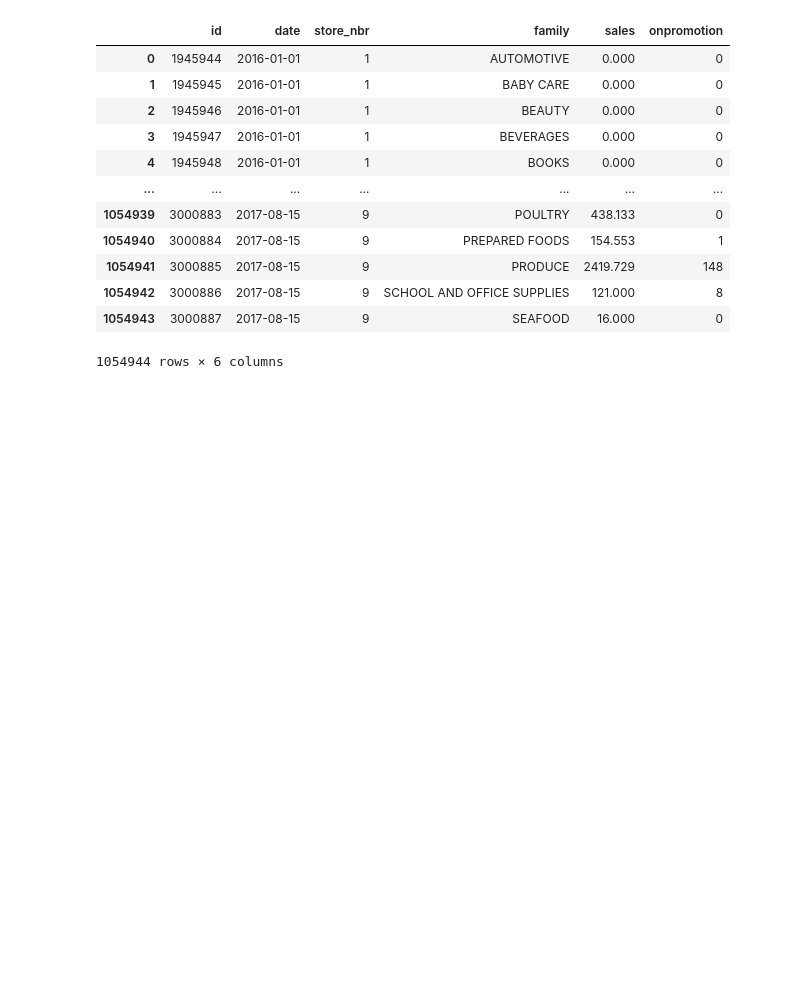
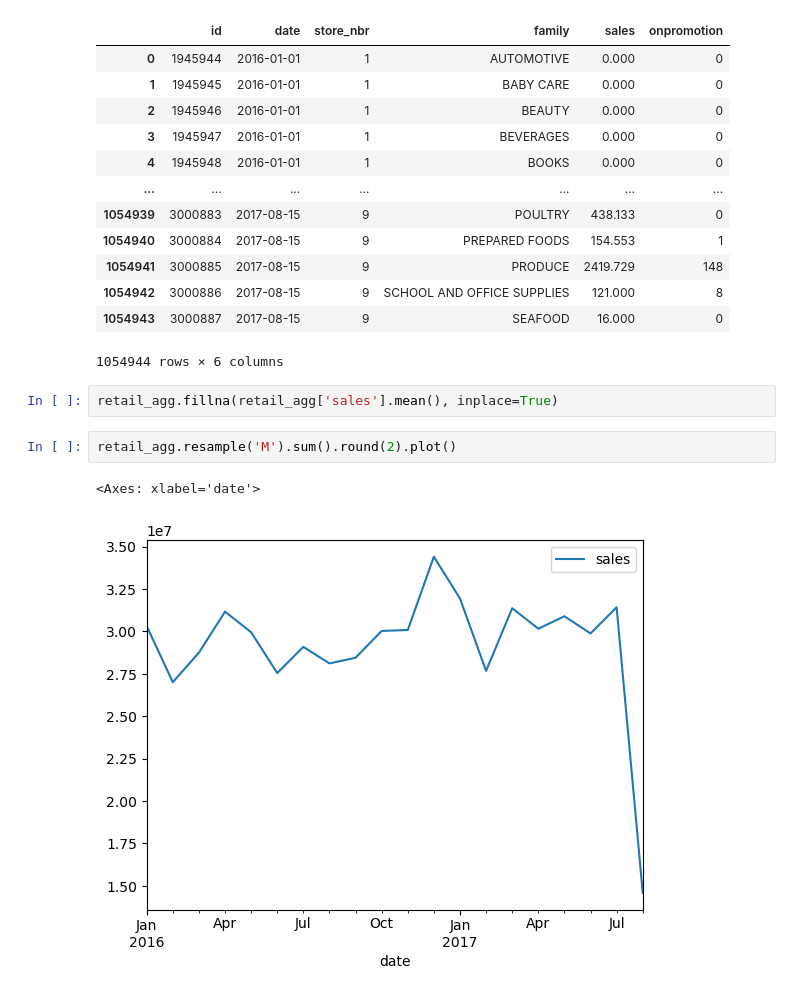
Before and after one commit to Narula901/Python-Library, a Jupyter notebook: Pandas/Practice Problems/Practice Problem - Handling Dates and Times -3.ipynb, the cells around one changed output. Drawn from its saved outputs; the diff is of its cells as text; blank space fills up the shorter version.

```diff
--- a/Pandas/Practice Problems/Practice Problem - Handling Dates and Times -3.ipynb
+++ b/Pandas/Practice Problems/Practice Problem - Handling Dates and Times -3.ipynb
@@ -296,3 +296,10 @@ retail
 | 1054942 | 3000886 | 2017-08-15 | 9 | SCHOOL AND OFFICE SUPPLIES | 121.000 | 8 |
 | 1054943 | 3000887 | 2017-08-15 | 9 | SEAFOOD | 16.000 | 0 |
 1054944 rows × 6 columns
+# %%
+retail_agg.fillna(retail_agg['sales'].mean(), inplace=True)
+# %%
+retail_agg.resample('M').sum().round(2).plot()
+# %% [output]
+<Axes: xlabel='date'>
+[figure, added]
```
Also changed, not shown: parts of 5 cells of this notebook.
